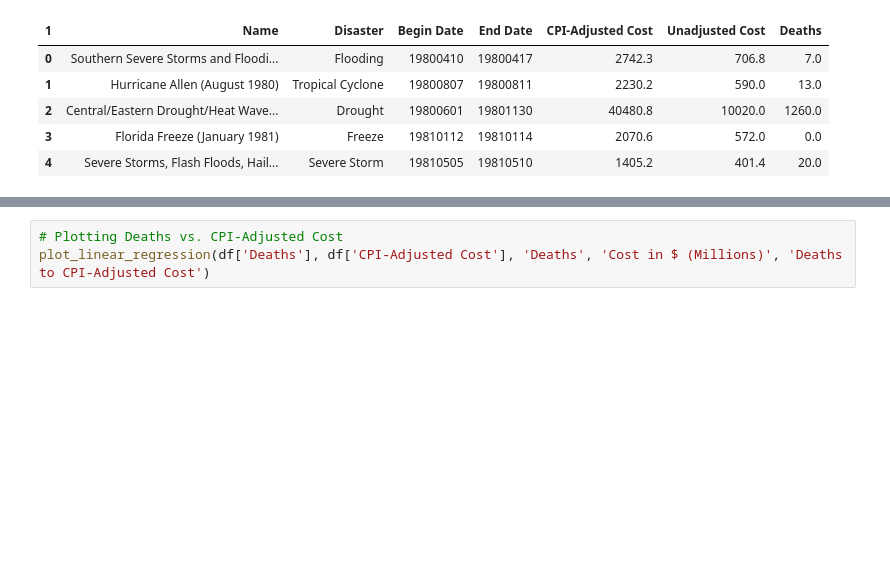
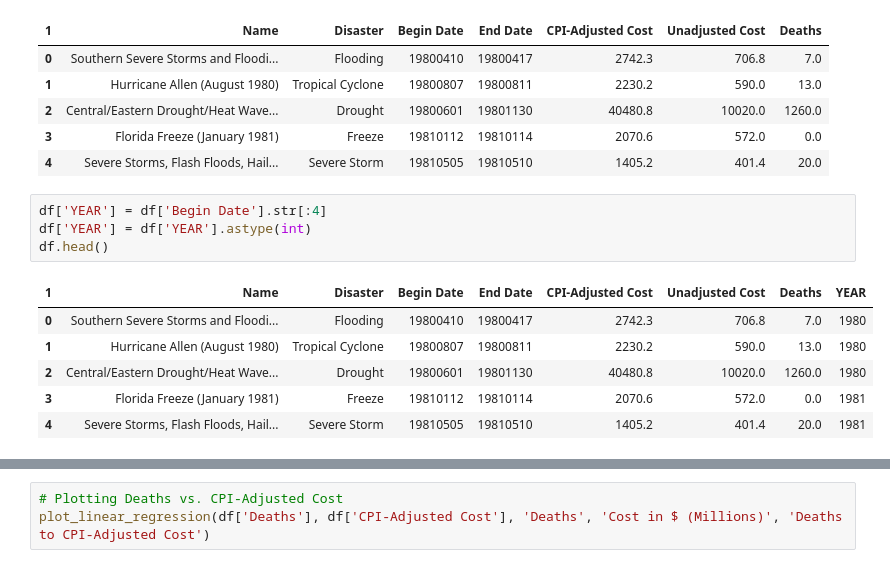
Before and after one commit to andrewplane/project_one, a Jupyter notebook: main_combined.ipynb, the cells around one changed output, grey strips where cells are left out. Drawn from its saved outputs; the diff is of its cells as text; blank space fills up the shorter version.

```diff
--- a/main_combined.ipynb
+++ b/main_combined.ipynb
@@ -480,3 +480,14 @@ df.head()
 | 2 | Central/Eastern Drought/Heat Wave... | Drought | 19800601 | 19801130 | 40480.8 | 10020.0 | 1260.0 |
 | 3 | Florida Freeze (January 1981) | Freeze | 19810112 | 19810114 | 2070.6 | 572.0 | 0.0 |
 | 4 | Severe Storms, Flash Floods, Hail... | Severe Storm | 19810505 | 19810510 | 1405.2 | 401.4 | 20.0 |
+# %%
+df['YEAR'] = df['Begin Date'].str[:4]
+df['YEAR'] = df['YEAR'].astype(int)
+df.head()
+# %% [output]
+| 1 | Name | Disaster | Begin Date | End Date | CPI-Adjusted Cost | Unadjusted Cost | Deaths | YEAR |
+| 0 | Southern Severe Storms and Floodi... | Flooding | 19800410 | 19800417 | 2742.3 | 706.8 | 7.0 | 1980 |
+| 1 | Hurricane Allen (August 1980) | Tropical Cyclone | 19800807 | 19800811 | 2230.2 | 590.0 | 13.0 | 1980 |
+| 2 | Central/Eastern Drought/Heat Wave... | Drought | 19800601 | 19801130 | 40480.8 | 10020.0 | 1260.0 | 1980 |
+| 3 | Florida Freeze (January 1981) | Freeze | 19810112 | 19810114 | 2070.6 | 572.0 | 0.0 | 1981 |
+| 4 | Severe Storms, Flash Floods, Hail... | Severe Storm | 19810505 | 19810510 | 1405.2 | 401.4 | 20.0 | 1981 |
```
Also changed, not shown: parts of 3 cells of this notebook, 2 other files.
